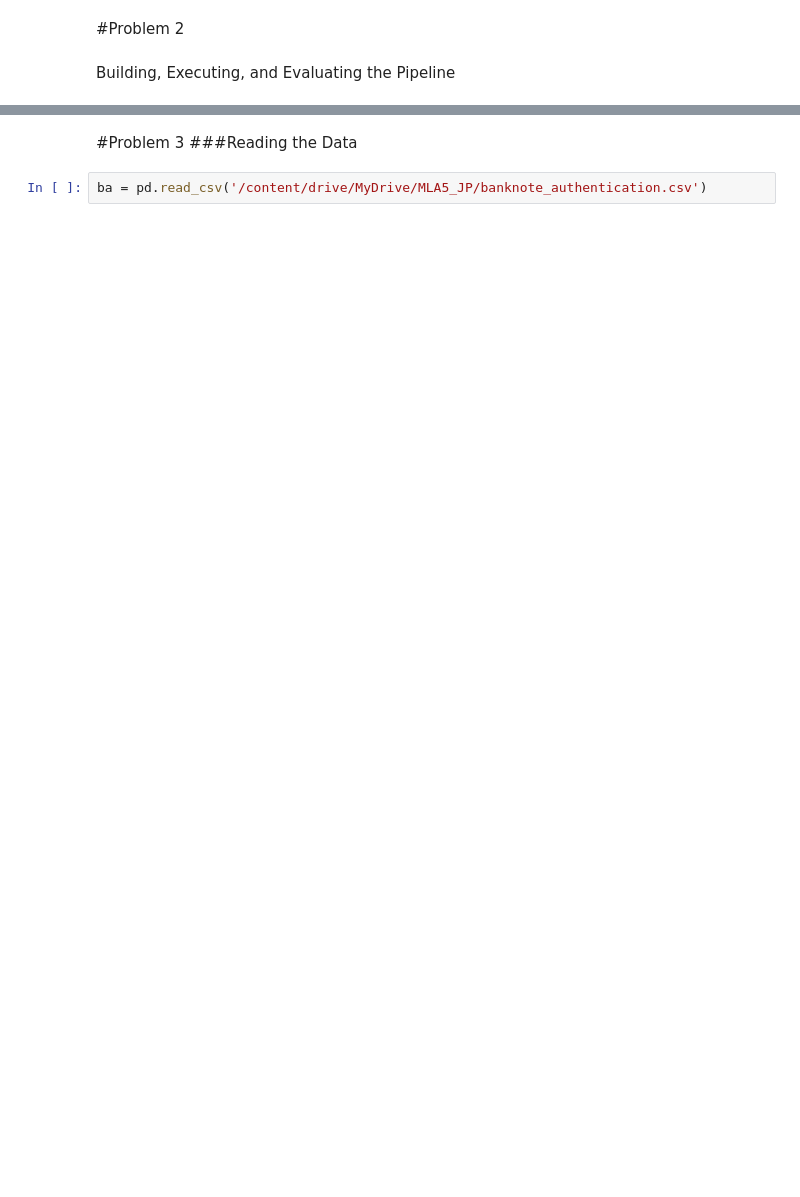
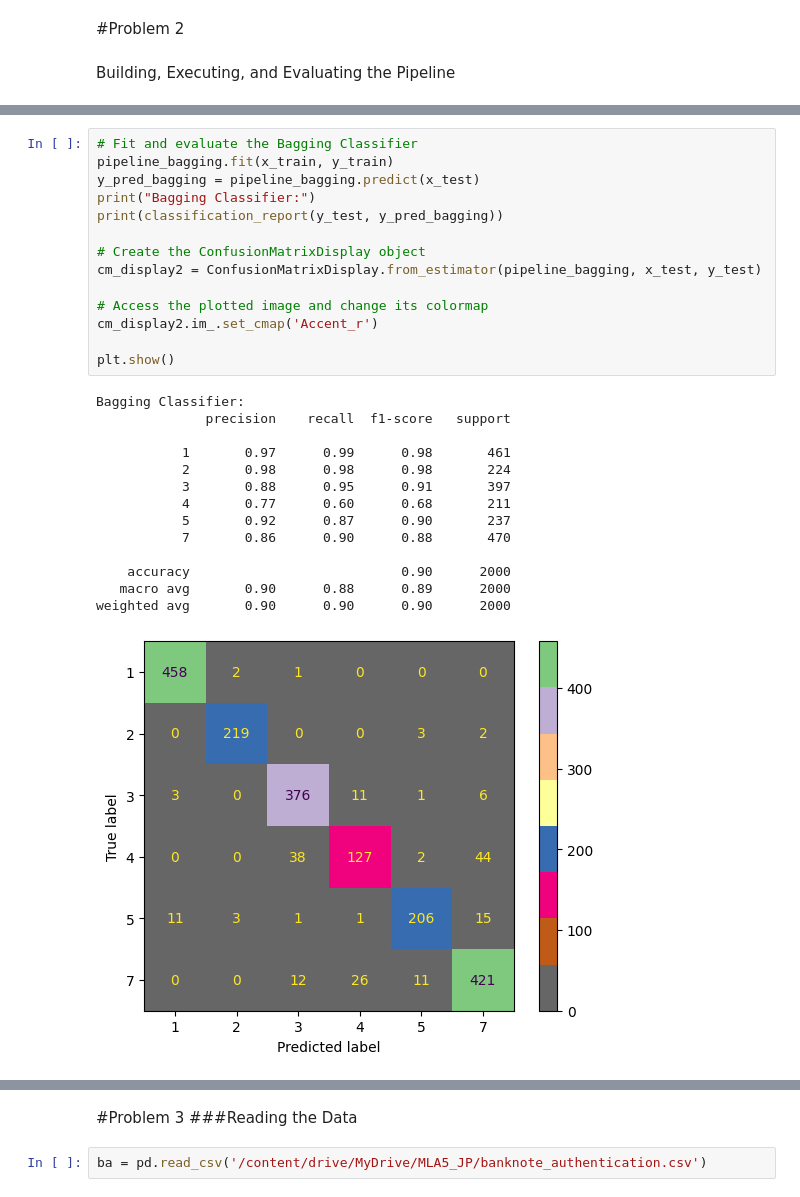
Before and after one commit to ToshiroHJJZ/Machine_Learning_in_the_Cloud, a Jupyter notebook: MLA5_JP.ipynb, the cells around one changed output, grey strips where cells are left out. Drawn from its saved outputs; the diff is of its cells as text; blank space fills up the shorter version.

```diff
--- a/MLA5_JP.ipynb
+++ b/MLA5_JP.ipynb
@@ -299,0 +264,29 @@ Overall, the Bagging Classifier is the most effective model for classifying land
+# %%
+# Fit and evaluate the Bagging Classifier
+pipeline_bagging.fit(x_train, y_train)
+y_pred_bagging = pipeline_bagging.predict(x_test)
+print("Bagging Classifier:")
+print(classification_report(y_test, y_pred_bagging))
+
+# Create the ConfusionMatrixDisplay object
+cm_display2 = ConfusionMatrixDisplay.from_estimator(pipeline_bagging, x_test, y_test)
+
+# Access the plotted image and change its colormap
+cm_display2.im_.set_cmap('Accent_r')
+
+plt.show()
+# %% [output]
+Bagging Classifier:
+              precision    recall  f1-score   support
+
+           1       0.97      0.99      0.98       461
+           2       0.98      0.98      0.98       224
+           3       0.88      0.95      0.91       397
+           4       0.77      0.60      0.68       211
+           5       0.92      0.87      0.90       237
+           7       0.86      0.90      0.88       470
+
+    accuracy                           0.90      2000
+   macro avg       0.90      0.88      0.89      2000
+weighted avg       0.90      0.90      0.90      2000
+[figure, added]
```
Also changed, not shown: parts of 30 cells of this notebook.
